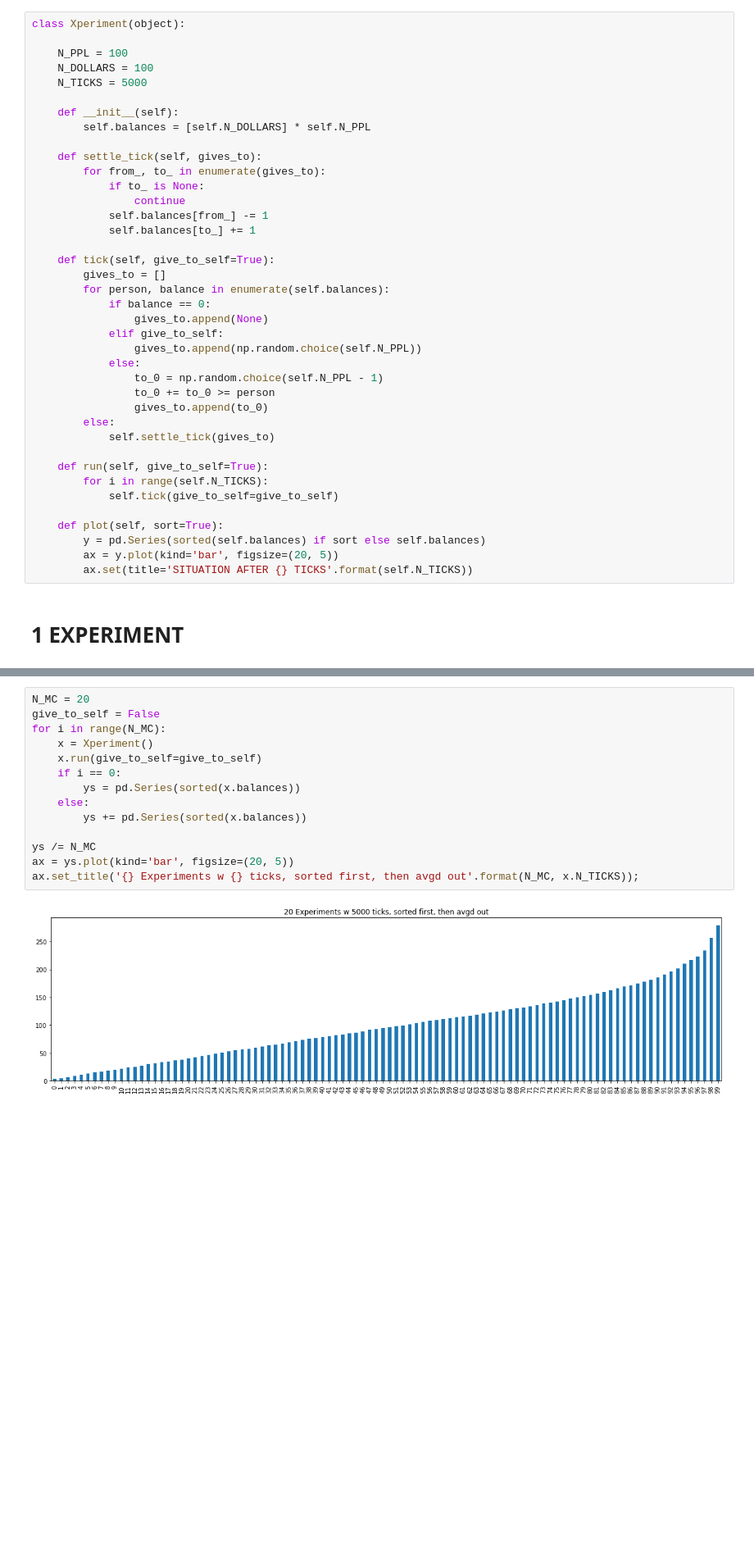
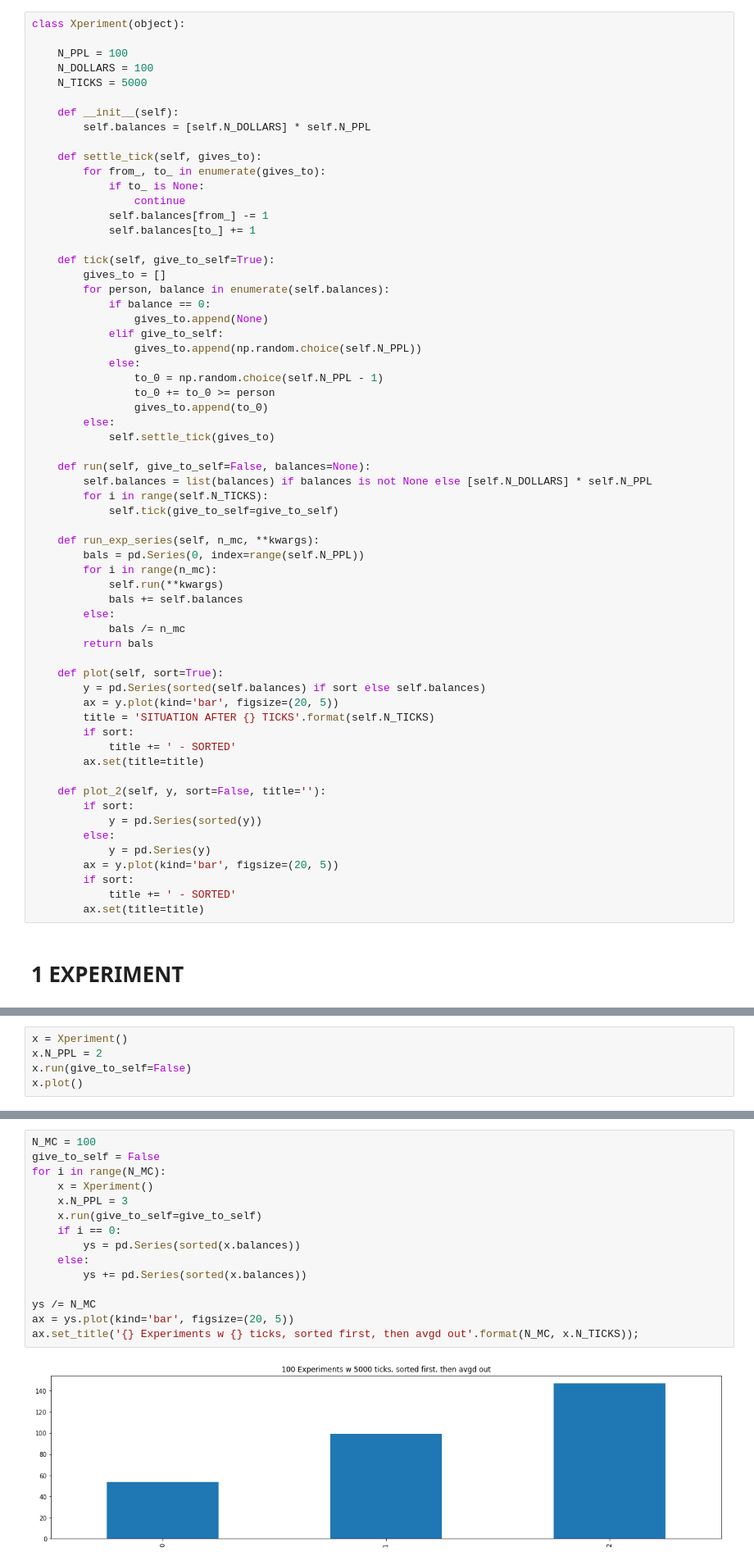
Before and after one commit to taylanbil/keremmakale, a Jupyter notebook: craparticle.ipynb, the cells around one changed output, grey strips where cells are left out. Shown: that part at 82% size. Drawn from its saved outputs; the diff is of its cells as text; blank space fills up the shorter version.

```diff
--- a/craparticle.ipynb
+++ b/craparticle.ipynb
@@ -35,13 +35,36 @@ class Xperiment(object):
         else:
             self.settle_tick(gives_to)
 
-    def run(self, give_to_self=True):
+    def run(self, give_to_self=False, balances=None):
+        self.balances = list(balances) if balances is not None else [self.N_DOLLARS] * self.N_PPL
         for i in range(self.N_TICKS):
             self.tick(give_to_self=give_to_self)
+
+    def run_exp_series(self, n_mc, **kwargs):
+        bals = pd.Series(0, index=range(self.N_PPL))
+        for i in range(n_mc):
+            self.run(**kwargs)
+            bals += self.balances
+        else:
+            bals /= n_mc
+        return bals
 
     def plot(self, sort=True):
         y = pd.Series(sorted(self.balances) if sort else self.balances)
         ax = y.plot(kind='bar', figsize=(20, 5))
-        ax.set(title='SITUATION AFTER {} TICKS'.format(self.N_TICKS))
+        title = 'SITUATION AFTER {} TICKS'.format(self.N_TICKS)
+        if sort:
+            title += ' - SORTED'
+        ax.set(title=title)
+
+    def plot_2(self, y, sort=False, title=''):
+        if sort:
+            y = pd.Series(sorted(y))
+        else:
+            y = pd.Series(y)
+        ax = y.plot(kind='bar', figsize=(20, 5))
+        if sort:
+            title += ' - SORTED'
+        ax.set(title=title)
 # %% [markdown]
 # 1 EXPERIMENT
@@ -61,0 +77,5 @@ x.plot()
+# %%
+x = Xperiment()
+x.N_PPL = 2
+x.run(give_to_self=False)
+x.plot()
@@ -62,16 +84,17 @@ x.plot()
 # %%
-N_MC = 20
+N_MC = 100
 give_to_self = False
 for i in range(N_MC):
     x = Xperiment()
+    x.N_PPL = 3
     x.run(give_to_self=give_to_self)
     if i == 0:
         ys = pd.Series(sorted(x.balances))
     else:
         ys += pd.Series(sorted(x.balances))
 
 ys /= N_MC
 ax = ys.plot(kind='bar', figsize=(20, 5))
 ax.set_title('{} Experiments w {} ticks, sorted first, then avgd out'.format(N_MC, x.N_TICKS));
 # %% [output]
-[figure, old version]
+[figure, new version]
```
Also changed, not shown: parts of 11 cells of this notebook, 2 other files.
